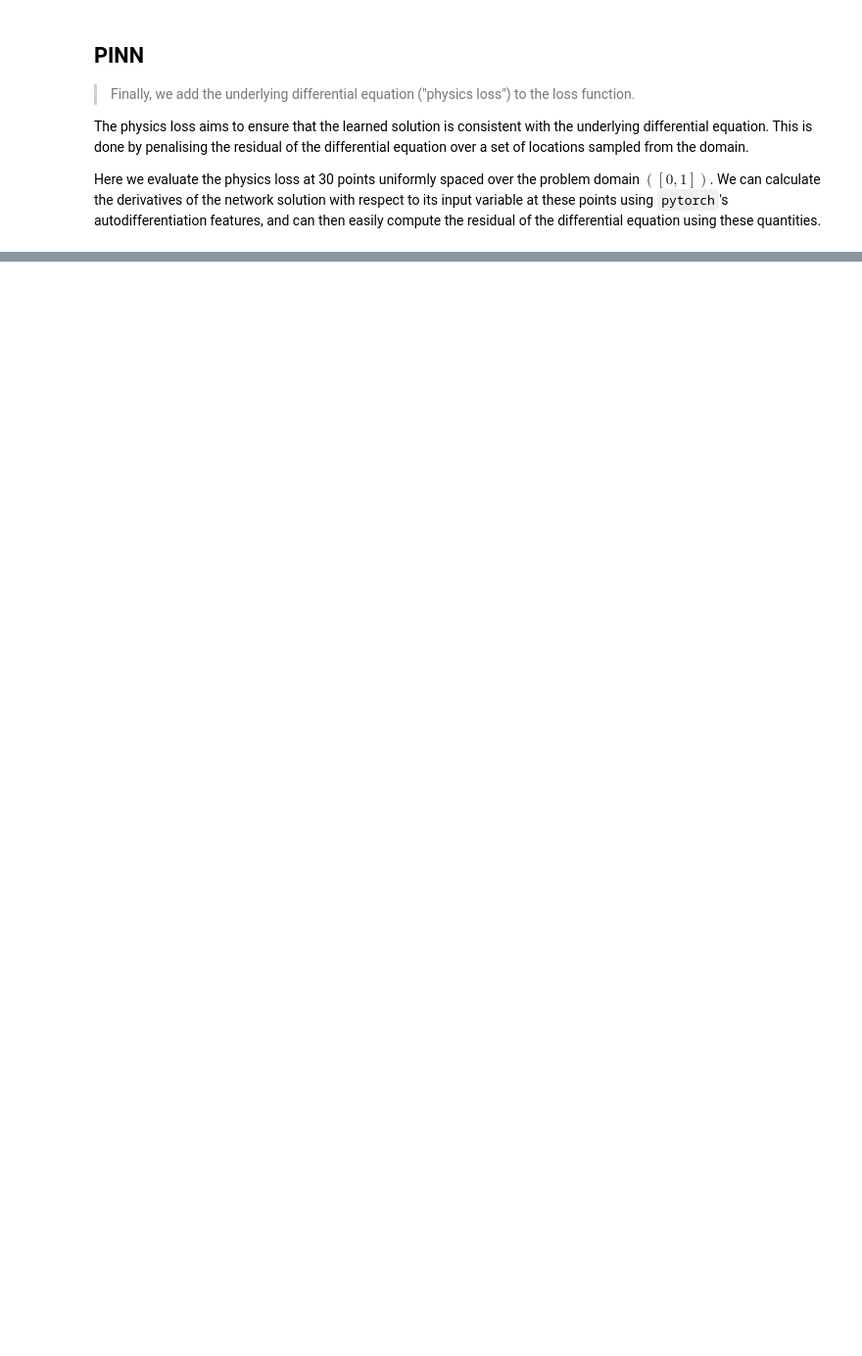
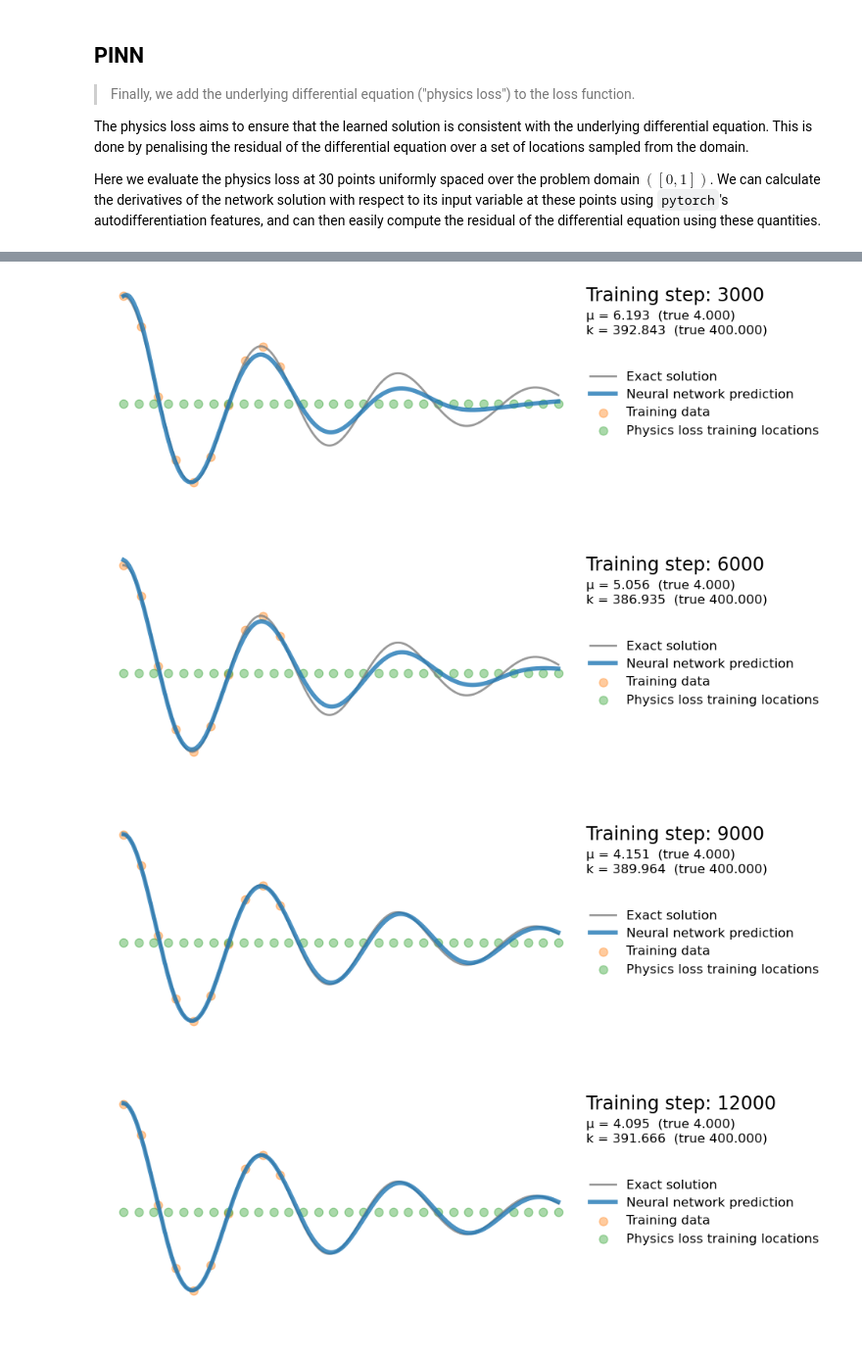
Before and after one commit to moosemorse/harmonic-oscillator-pinn, a Jupyter notebook: Harmonic oscillator PINN.ipynb, the cells around one changed output, grey strips where cells are left out. Shown at 98% size. Drawn from its saved outputs; the diff is of its cells as text; code cells hidden in the pictures; blank space fills up the shorter version.

Commit message:
implement inverse pinn demo for harominc oscillator

```diff
--- a/Harmonic oscillator PINN.ipynb
+++ b/Harmonic oscillator PINN.ipynb
@@ -238,0 +260,56 @@ to include differential expressions which relate to each parameter so that durin
+# %%
+# chore: refactor duplicated code, for now i just commented whats been changed
+
+mu_pred = nn.Parameter(torch.tensor([15.0])) # <- strategy 1: use rough estimates of true values
+k_pred = nn.Parameter(torch.tensor([400.0]))
+
+torch.manual_seed(123)
+model = FCN(1,1,32,3)
+
+# changed! <- include the new parameters we want to learn
+optimizer = torch.optim.Adam(list(model.parameters())+ [mu_pred, k_pred],
+                             lr=1e-2)
+files = []
+for i in range(20000):
+    optimizer.zero_grad()
+
+    # compute the "data loss"
+    yh = model(x_data)
+    loss1 = torch.mean((yh-y_data)**2)# use mean squared error
+
+    # compute the "physics loss"
+    yhp = model(x_physics)
+    dx  = torch.autograd.grad(yhp, x_physics, torch.ones_like(yhp), create_graph=True)[0]# computes dy/dx
+    dx2 = torch.autograd.grad(dx,  x_physics, torch.ones_like(dx),  create_graph=True)[0]# computes d^2y/dx^2
+    physics = dx2 + mu_pred*dx + k_pred*yhp # changed! <- use our mu_pred and k_pred
+    # changed! <- physics loss more important for mu and k
+    loss2 = (1e-4)*torch.mean(physics**2)
+
+    # backpropagate joint loss
+    loss = loss1 + loss2 # add two loss terms together
+    loss.backward()
+    optimizer.step()
+
+
+    # plot the result as training progresses
+    if (i+1) % 150 == 0:
+
+        yh = model(x).detach()
+        xp = x_physics.detach()
+
+        # changed! <- pass predicted mu and k
+        plot_result(x, y, x_data, y_data, yh, xp, mu=mu_pred, k=k_pred, mu_true=mu, k_true=k)
+
+        file = "plots/inverse_pinn_%.8i.png"%(i+1)
+        plt.savefig(file, bbox_inches='tight', pad_inches=0.1, dpi=100, facecolor="white")
+        files.append(file)
+
+        if (i+1) % 1000 == 0: plt.show()
+        else: plt.close("all")
+
+save_gif_PIL("inverse_pinn.gif", files, fps=20, loop=0)
+# %% [output]
+[figure, added]
+[figure, added]
+[figure, added]
+[figure, added]
```
Also changed, not shown: parts of 6 cells of this notebook, 2 other files.
